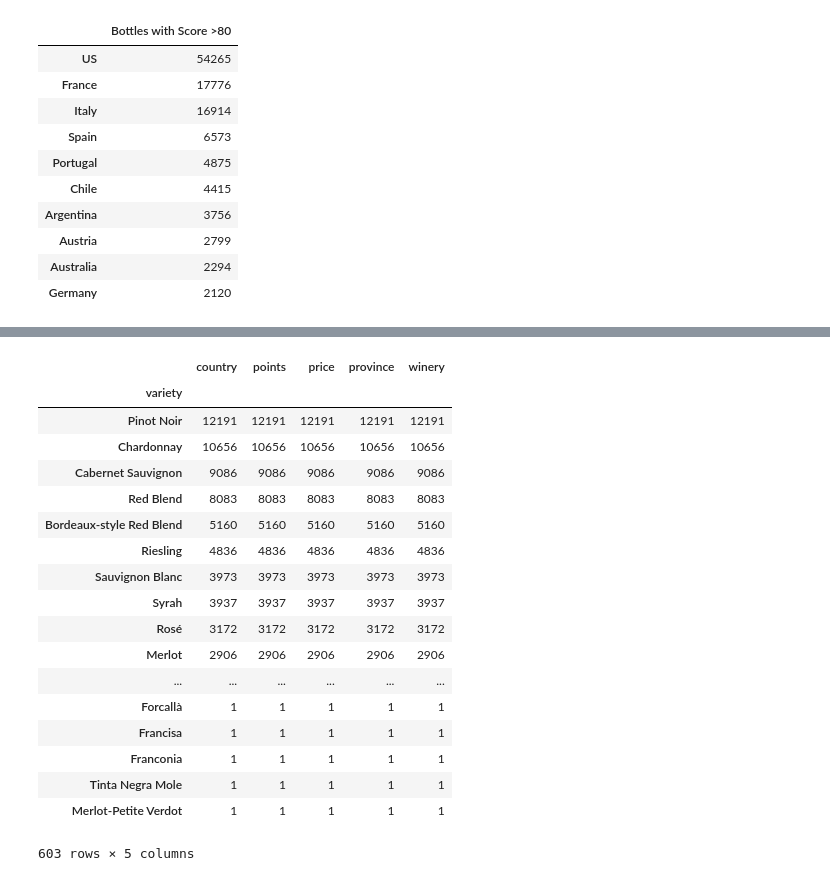
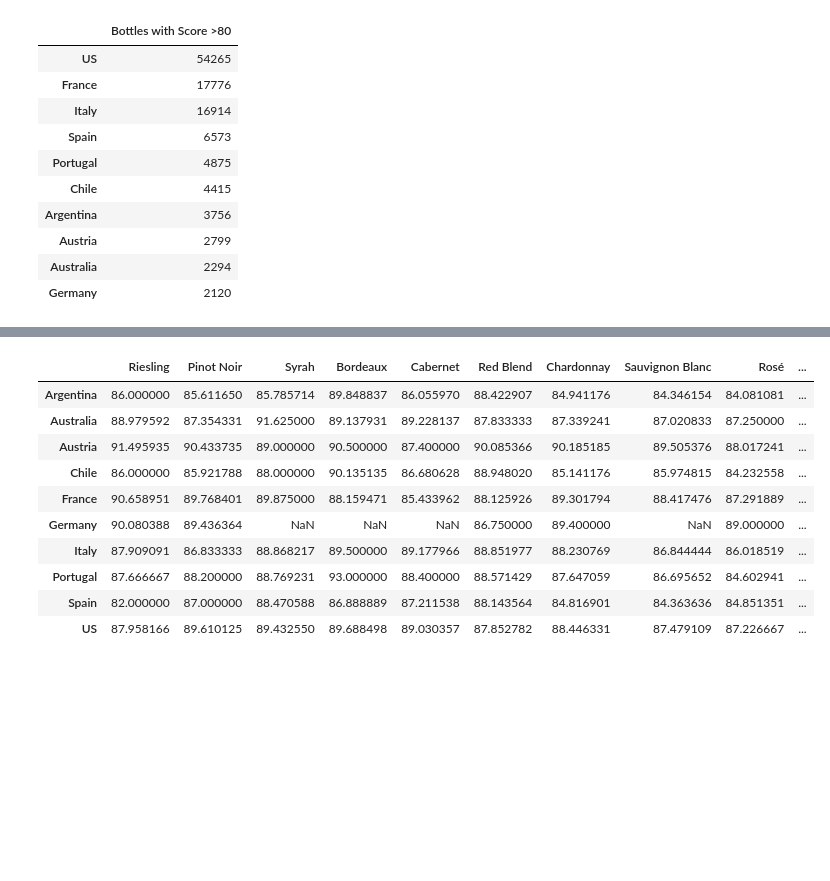
Before and after one commit to christer19/Wine_Analytics, a Jupyter notebook: Clean_data.ipynb, the cells around one changed output, grey strips where cells are left out. Saved outputs shown, nothing was run; the diff lists cells and outputs as text; code cells hidden in the pictures; blank space fills up the shorter version.

```diff
--- a/Clean_data.ipynb
+++ b/Clean_data.ipynb
@@ -229,22 +198,24 @@ germany_df = select_df[select_df["country"]=="Germany"]
-# %%
-select_df.groupby("variety").count().sort_values(by="country", ascending = False)
-# %% [output]
-|  | country | points | price | province | winery |
-| variety |  |  |  |  |  |
-| Pinot Noir | 12191 | 12191 | 12191 | 12191 | 12191 |
-| Chardonnay | 10656 | 10656 | 10656 | 10656 | 10656 |
-| Cabernet Sauvignon | 9086 | 9086 | 9086 | 9086 | 9086 |
-| Red Blend | 8083 | 8083 | 8083 | 8083 | 8083 |
-| Bordeaux-style Red Blend | 5160 | 5160 | 5160 | 5160 | 5160 |
-| Riesling | 4836 | 4836 | 4836 | 4836 | 4836 |
-| Sauvignon Blanc | 3973 | 3973 | 3973 | 3973 | 3973 |
-| Syrah | 3937 | 3937 | 3937 | 3937 | 3937 |
-| Rosé | 3172 | 3172 | 3172 | 3172 | 3172 |
-| Merlot | 2906 | 2906 | 2906 | 2906 | 2906 |
-| ... | ... | ... | ... | ... | ... |
-| Forcallà | 1 | 1 | 1 | 1 | 1 |
-| Francisa | 1 | 1 | 1 | 1 | 1 |
-| Franconia | 1 | 1 | 1 | 1 | 1 |
-| Tinta Negra Mole | 1 | 1 | 1 | 1 | 1 |
-| Merlot-Petite Verdot | 1 | 1 | 1 | 1 | 1 |
-603 rows × 5 columns
+# %%
+ten_by_ten = pd.DataFrame({"Riesling" : riesling_mean["points"],
+                           "Pinot Noir" : pinot_noir_mean["points"],
+                           "Syrah": syrah_mean["points"],
+                           "Bordeaux": bordeaux_mean["points"],
+                           "Cabernet" : cabernet_mean["points"],
+                           "Red Blend": red_blend_mean["points"],
+                           "Chardonnay": chardonnay_mean["points"],
+                           "Sauvignon Blanc": sauvignon_mean["points"],
+                           "Rosé": rose_mean["points"],
+                           "Merlot": merlot_mean["points"]})
+ten_by_ten.
+# %% [output]
+|  | Riesling | Pinot Noir | Syrah | Bordeaux | Cabernet | Red Blend | Chardonnay | Sauvignon Blanc | Rosé | ... |
+| Argentina | 86.000000 | 85.611650 | 85.785714 | 89.848837 | 86.055970 | 88.422907 | 84.941176 | 84.346154 | 84.081081 | ... |
+| Australia | 88.979592 | 87.354331 | 91.625000 | 89.137931 | 89.228137 | 87.833333 | 87.339241 | 87.020833 | 87.250000 | ... |
+| Austria | 91.495935 | 90.433735 | 89.000000 | 90.500000 | 87.400000 | 90.085366 | 90.185185 | 89.505376 | 88.017241 | ... |
+| Chile | 86.000000 | 85.921788 | 88.000000 | 90.135135 | 86.680628 | 88.948020 | 85.141176 | 85.974815 | 84.232558 | ... |
+| France | 90.658951 | 89.768401 | 89.875000 | 88.159471 | 85.433962 | 88.125926 | 89.301794 | 88.417476 | 87.291889 | ... |
+| Germany | 90.080388 | 89.436364 | NaN | NaN | NaN | 86.750000 | 89.400000 | NaN | 89.000000 | ... |
+| Italy | 87.909091 | 86.833333 | 88.868217 | 89.500000 | 89.177966 | 88.851977 | 88.230769 | 86.844444 | 86.018519 | ... |
+| Portugal | 87.666667 | 88.200000 | 88.769231 | 93.000000 | 88.400000 | 88.571429 | 87.647059 | 86.695652 | 84.602941 | ... |
+| Spain | 82.000000 | 87.000000 | 88.470588 | 86.888889 | 87.211538 | 88.143564 | 84.816901 | 84.363636 | 84.851351 | ... |
+| US | 87.958166 | 89.610125 | 89.432550 | 89.688498 | 89.030357 | 87.852782 | 88.446331 | 87.479109 | 87.226667 | ... |
```
Also changed, not shown: parts of 3 cells of this notebook, 2 other files.
